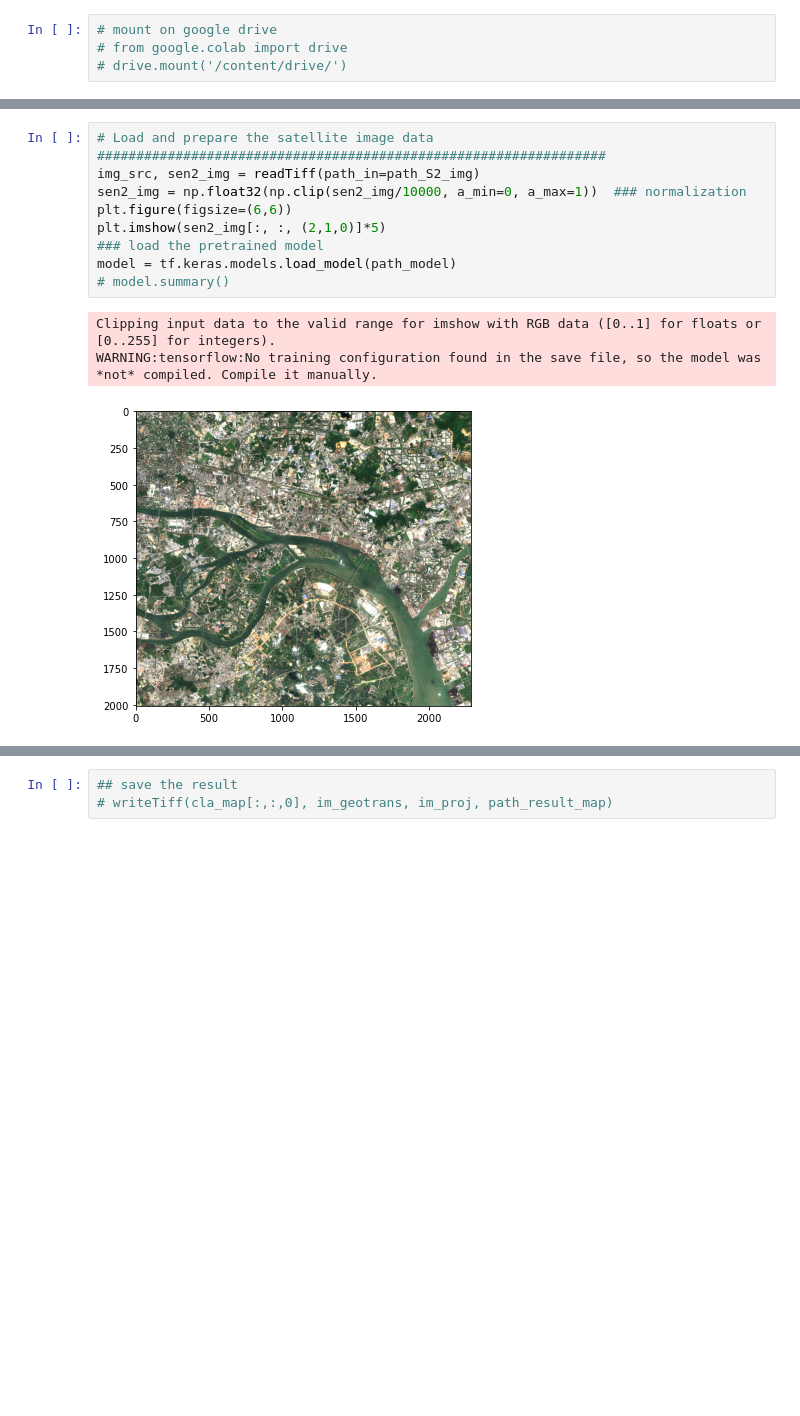
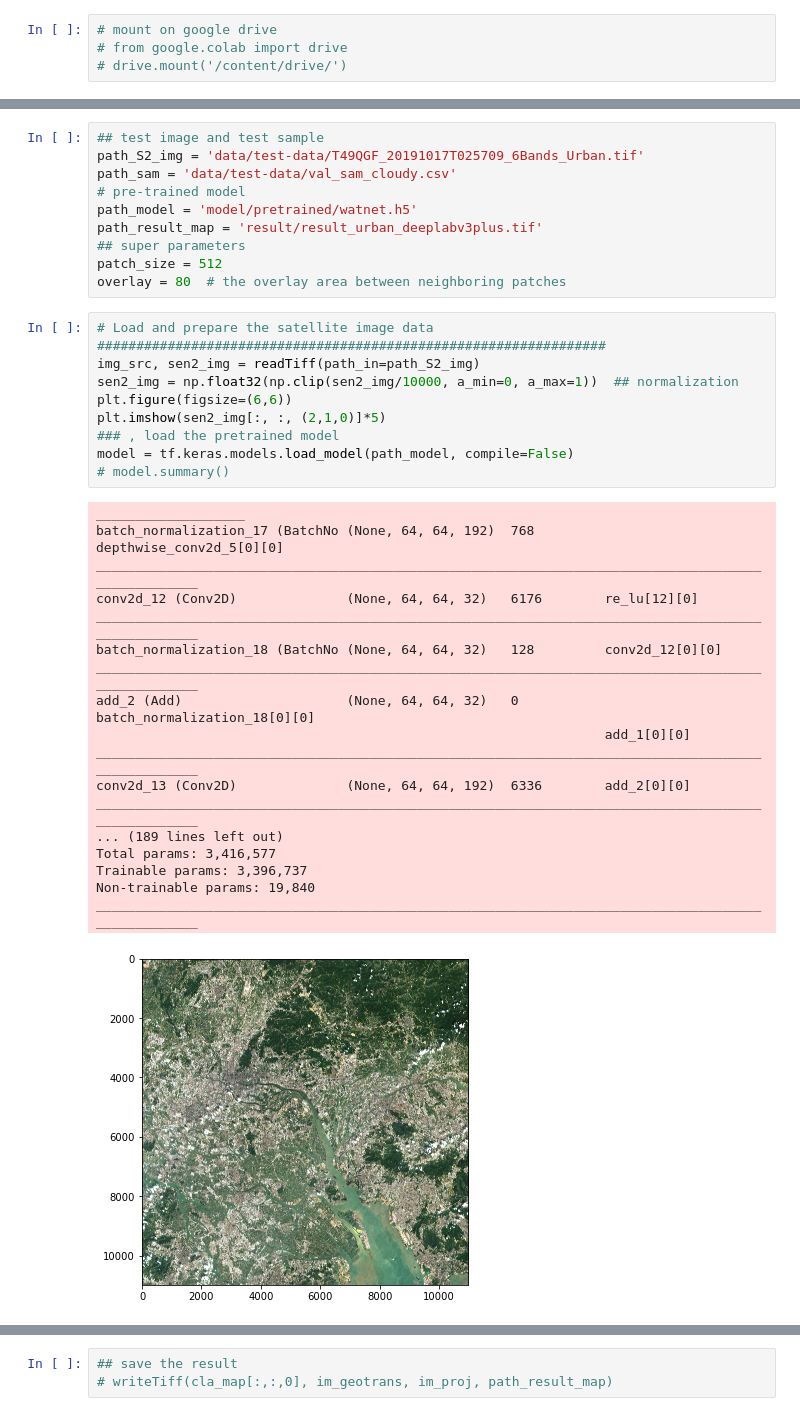
Before and after one commit to xinluo2018/WatNet, a Jupyter notebook: notebooks/infer_demo.ipynb, the cells around one changed output, grey strips where cells are left out. Saved outputs shown, nothing was run; the diff lists cells and outputs as text; blank space fills up the shorter version.

```diff
--- a/notebooks/infer_demo.ipynb
+++ b/notebooks/infer_demo.ipynb
@@ -27,16 +28,41 @@ overlay = 80  # the overlay area between neighboring patches
+# %%
+## test image and test sample
+path_S2_img = 'data/test-data/T49QGF_20191017T025709_6Bands_Urban.tif'
+path_sam = 'data/test-data/val_sam_cloudy.csv'
+# pre-trained model
+path_model = 'model/pretrained/watnet.h5'
+path_result_map = 'result/result_urban_deeplabv3plus.tif'
+## super parameters
+patch_size = 512
+overlay = 80  # the overlay area between neighboring patches
 # %%
 # Load and prepare the satellite image data
 #################################################################
 img_src, sen2_img = readTiff(path_in=path_S2_img)
-sen2_img = np.float32(np.clip(sen2_img/10000, a_min=0, a_max=1))  ### normalization
+sen2_img = np.float32(np.clip(sen2_img/10000, a_min=0, a_max=1))  ## normalization
 plt.figure(figsize=(6,6))
 plt.imshow(sen2_img[:, :, (2,1,0)]*5)
-### load the pretrained model
-model = tf.keras.models.load_model(path_model)
+### , load the pretrained model
+model = tf.keras.models.load_model(path_model, compile=False)
 # model.summary()
 # %% [output]
-Clipping input data to the valid range for imshow with RGB data ([0..1] for floats or [0..255] for integers).
-WARNING:tensorflow:No training configuration found in the save file, so the model was *not* compiled. Compile it manually.
+___________________
+batch_normalization_17 (BatchNo (None, 64, 64, 192)  768         depthwise_conv2d_5[0][0]
+__________________________________________________________________________________________________
+conv2d_12 (Conv2D)              (None, 64, 64, 32)   6176        re_lu[12][0]
+__________________________________________________________________________________________________
+batch_normalization_18 (BatchNo (None, 64, 64, 32)   128         conv2d_12[0][0]
+__________________________________________________________________________________________________
+add_2 (Add)                     (None, 64, 64, 32)   0           batch_normalization_18[0][0]
+                                                                 add_1[0][0]
+__________________________________________________________________________________________________
+conv2d_13 (Conv2D)              (None, 64, 64, 192)  6336        add_2[0][0]
+__________________________________________________________________________________________________
+... (189 lines left out)
+Total params: 3,416,577
+Trainable params: 3,396,737
+Non-trainable params: 19,840
+__________________________________________________________________________________________________
-[figure, old version]
+[figure, new version]
 # %%
 ## surface water mapping from sentinel-2 image
```
Also changed, not shown: parts of 5 cells of this notebook, 20 other files.
